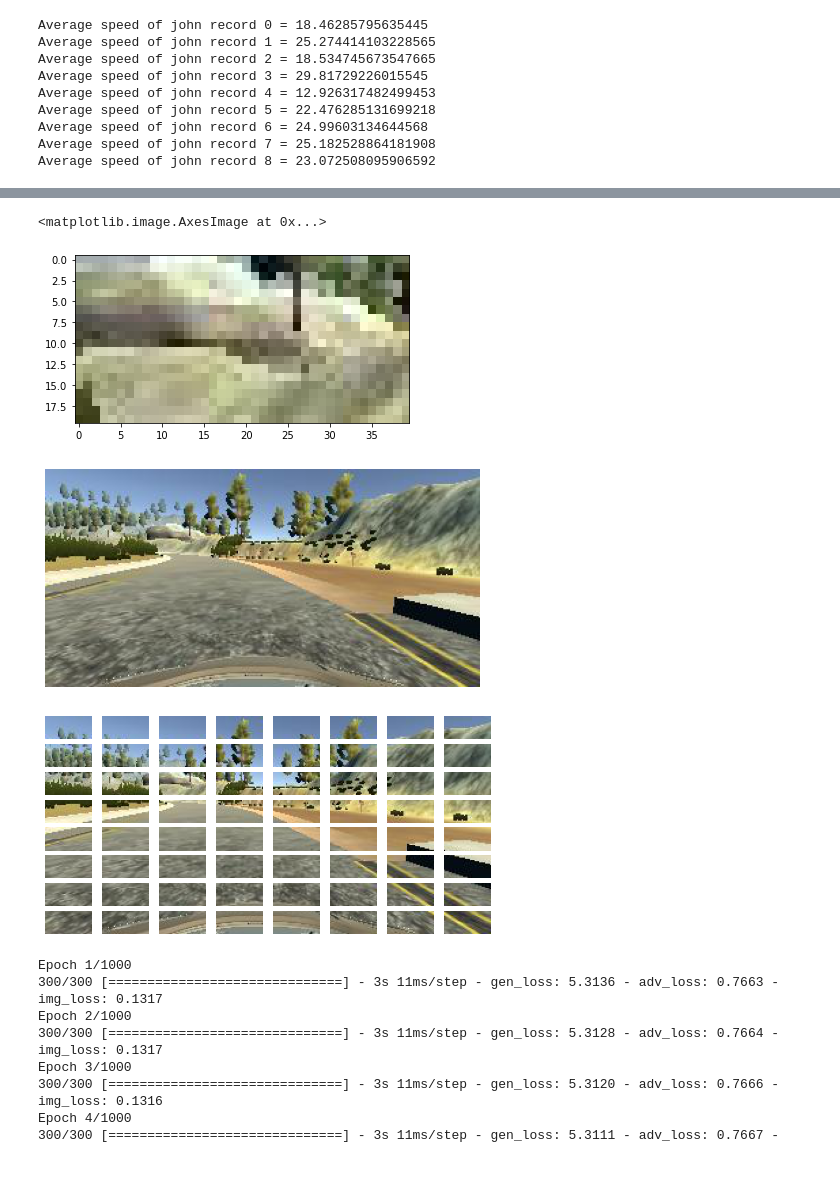
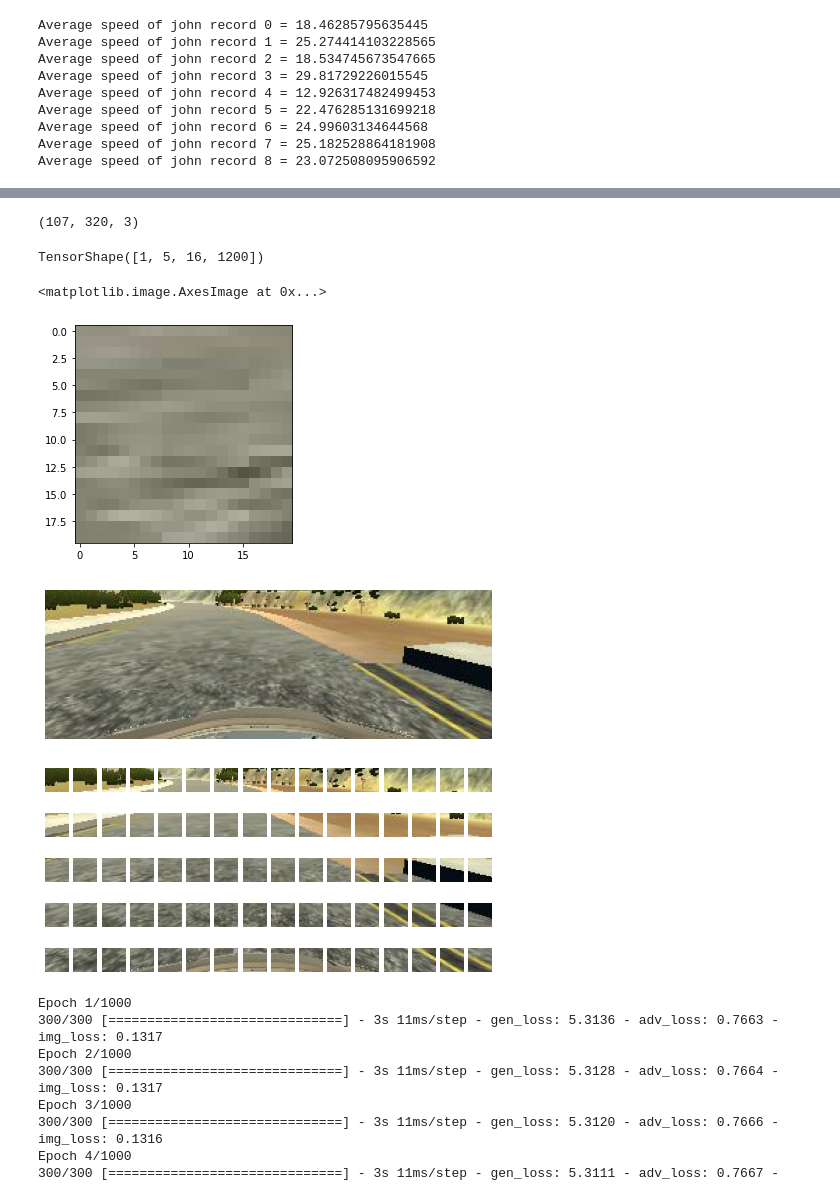
Before and after one commit to redam94/CarND-Behavioral-Cloning-P3, a Jupyter notebook: training/notebooks/dataExplotation.ipynb, the cells around one changed output, grey strips where cells are left out. Cells and saved outputs as stored; diff of their text form; code cells hidden in the pictures; blank space fills up the shorter version.

```diff
--- a/training/notebooks/dataExplotation.ipynb
+++ b/training/notebooks/dataExplotation.ipynb
@@ -47,9 +47,9 @@ easy_driving_df['center_img'][0]
 # %% [output]
 '/home/mattr/Desktop/udacity/CarND-Behavioral-Cloning-P3/training/data/drivingData/IMG/center_2021_09_29_12_10_46_429.jpg'
 # %%
-easy_records = [datahelper.datasets.DrivingRecord(record) for record in datahelper.process.preprocessing.find_records(easy_driving_df)]
-hard_records = [datahelper.datasets.DrivingRecord(record) for record in datahelper.process.preprocessing.find_records(hard_driving_df)]
-john_records = [datahelper.datasets.DrivingRecord(record) for record in datahelper.process.preprocessing.find_records(john_driving_df)]
+easy_records = [datahelper.datasets.CenterDrivingRecord(record) for record in datahelper.process.preprocessing.find_records(easy_driving_df)]
+hard_records = [datahelper.datasets.CenterDrivingRecord(record) for record in datahelper.process.preprocessing.find_records(hard_driving_df)]
+john_records = [datahelper.datasets.CenterDrivingRecord(record) for record in datahelper.process.preprocessing.find_records(john_driving_df)]
 # %%
 print(f"Number of easy records: {len(easy_records)}\nNumber of hard records: {len(hard_records)}\nNumber of john records: {len(john_records)}")
 # %% [output]
@@ -117,30 +132,38 @@ from tensorflow.image import extract_patches
+# %%
+easy_records[0][0][0].shape
+# %% [output]
+(107, 320, 3)
 # %%
 patches = extract_patches(
     images = easy_records[0][0][:1],
-    sizes = [1, 20, 40, 1],
-    strides = [1, 20, 40, 1],
+    sizes = [1, 20, 20, 1],
+    strides = [1, 20, 20, 1],
     rates = [1, 1, 1, 1],
     padding = "VALID" )
+# %%
+patches.shape
+# %% [output]
+TensorShape([1, 5, 16, 1200])
 # %%
 import matplotlib.pyplot as plt
-plt.imshow(patches[0, 2, 2, :].numpy().reshape(20, 40, 9)[:, :, 3:6])
+plt.imshow(patches[0, 2, 2, :].numpy().reshape(20, 20, 3)[:, :, :])
 # %% [output]
 <matplotlib.image.AxesImage at 0x...>
-[figure, old version]
+[figure, new version]
 # %%
 plt.figure(figsize=(8, 4))
-plt.imshow(easy_records[0][0][0][:, :, 3:6])
+plt.imshow(easy_records[0][0][0][:, :, :])
 plt.axis("off")
 
 plt.figure(figsize=(8, 4))
-for i in range(8):
-    for j in range(8):
-        ax = plt.subplot(8, 8, i*8+j+1)
-        plt.imshow(patches[0, i, j, :].numpy().reshape(20, 40, 9)[:, :, 3:6])
+for i in range(5):
+    for j in range(16):
+        ax = plt.subplot(5, 16, i*16+j+1)
+        plt.imshow(patches[0, i, j, :].numpy().reshape(20, 20, 3)[:, :, :])
         plt.axis("off")
 # %% [output]
-[figure, old version]
+[figure, new version]
-[figure, old version]
+[figure, new version]
 # %%
 easy_patches_300 = extract_patches(
     images = easy_records[0][:600][0],
```
Also changed, not shown: parts of 1 cell of this notebook, 6 other files.
